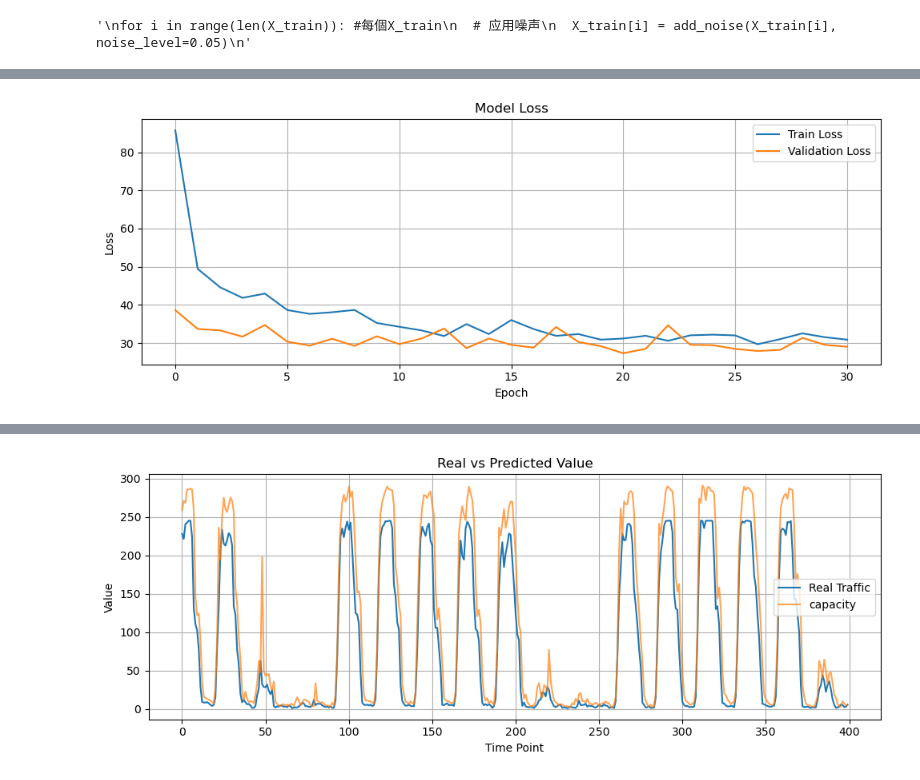
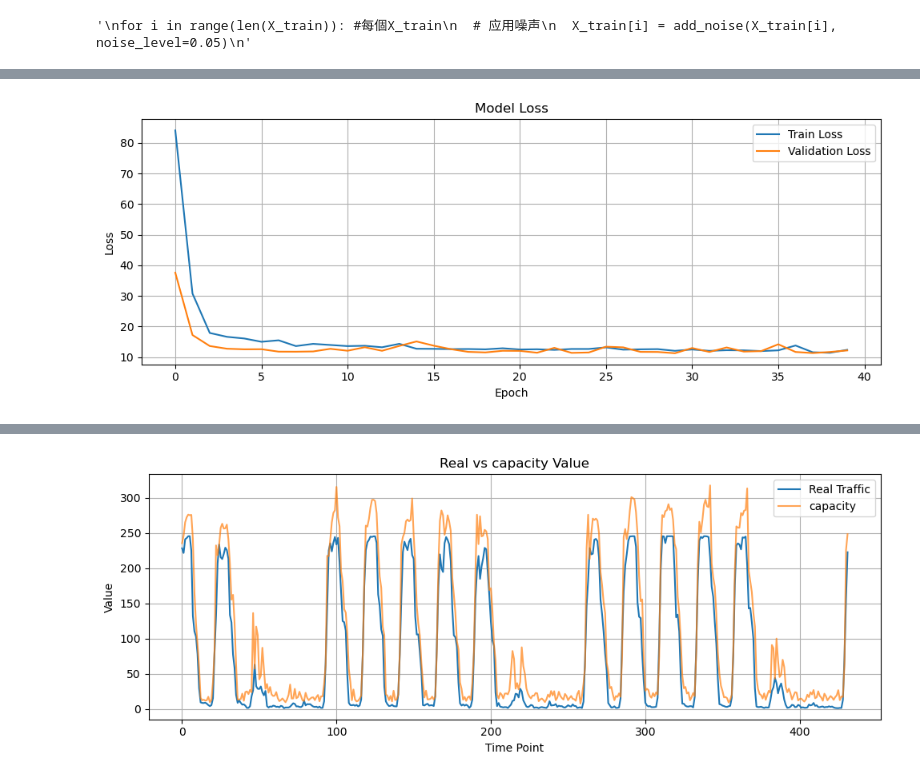
Before and after one commit to jinxianstar/CGNTF, a Jupyter notebook: notebooks/campus_capacity.ipynb, the cells around one changed output, grey strips where cells are left out. Cells and saved outputs as stored; diff of their text form; code cells hidden in the pictures.

```diff
--- a/notebooks/campus_capacity.ipynb
+++ b/notebooks/campus_capacity.ipynb
@@ -72,11 +72,5 @@ for i in range(len(X_train)): #每個X_train
 import tcn
 from tensorflow.keras.models import load_model
 
-loaded_model = load_model(
-    "../models/tf/capacity.keras",
-    custom_objects={
-        "TCN": tcn.TCN,
-        #"ResidualBlock": tcn.ResidualBlock,
-        "cap_loss": cap_loss  # 如果定义了类似的自定义损失，就把它也传进来
-    }
-)
+# load capacity model
+model = load_model("../models/tf/capacity.keras", compile=False)
@@ -90,15 +82,3 @@ X_validation = np.array(X_validation, dtype=np.float32)
 y_validation = np.array(y_validation, dtype=np.float32)
 X_test = np.array(X_test, dtype=np.float32)
 y_test = np.array(y_test, dtype=np.float32)
-# %%
-from tensorflow.keras.callbacks import EarlyStopping
-early_stopping = EarlyStopping(monitor='val_loss', patience=10, restore_best_weights=True)
-
-history = model.fit(
-    X_train,
-    y_train,
-    epochs=100,
-    batch_size=128,
-    validation_data=(X_validation, y_validation),
-    callbacks=[early_stopping]  # 加入早期停止回調函數
-)
@@ -149,8 +141,8 @@ max abs diff: 3.2011642
 # %%
 plot_loss(history)
 # %% [output]
-[figure, old version]
+[figure, new version]
 # %%
-plot_predictions(model, X_test_adv, y_test, start=0, end=400, label="capacity")
+plot_predictions(model, X_test_adv, y_test, start=0, end=500, label="capacity")
 # %% [output]
 Testing Length: 432
@@ -158,2 +150,2 @@ Testing Length: 432
-[figure, old version]
+[figure, new version]
 # %%
```
Also changed, not shown: parts of 19 cells of this notebook, 3 other files.
